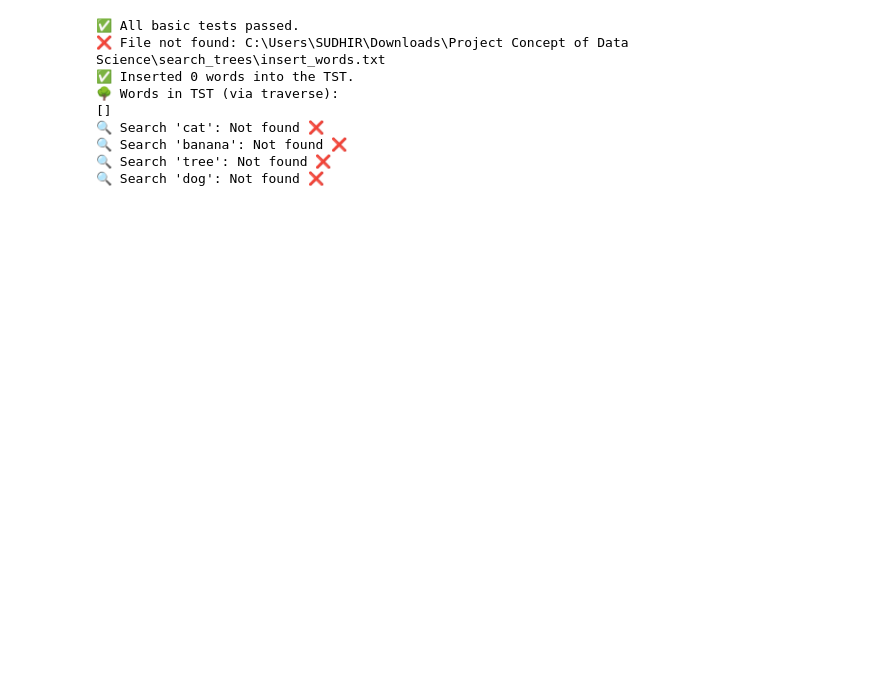
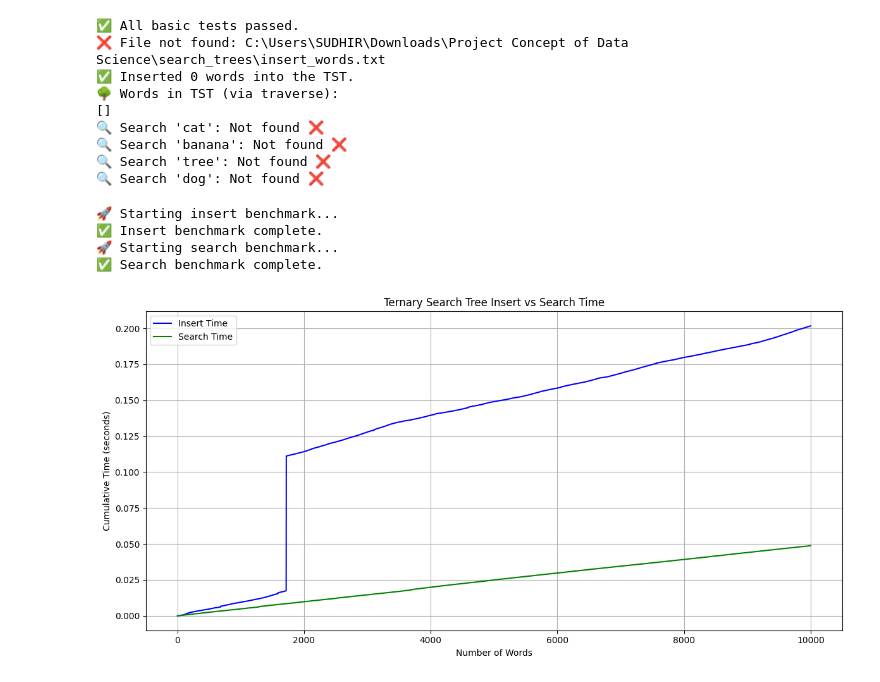
Before and after one commit to Amudhan2201/Concepts_of_datascience, a Jupyter notebook: Test_1.ipynb, the cells around one changed output. Saved outputs shown, nothing was run; the diff lists cells and outputs as text; code cells hidden in the pictures; blank space fills up the shorter version.

```diff
--- a/Test_1.ipynb
+++ b/Test_1.ipynb
@@ -188,3 +188,83 @@ class TernarySearchTree:
 🔍 Search 'banana': Not found ❌
 🔍 Search 'tree': Not found ❌
 🔍 Search 'dog': Not found ❌
+# %%
+import time
+import matplotlib.pyplot as plt
+from random import sample
+from ternary_search_tree import TernarySearchTree
+# Assuming TSTNode and TernarySearchTree classes are already defined above
+
+def load_words_from_file(filepath):
+    try:
+        with open(filepath, 'r') as file:
+            words = [line.strip() for line in file if line.strip()]
+        return words
+    except FileNotFoundError:
+        print(f"❌ File not found: {filepath}")
+        return []
+
+def benchmark_insert(tst, words):
+    insert_times = []
+    cumulative_time = 0
+    for i, word in enumerate(words, 1):
+        start = time.perf_counter()
+        tst.insert(word)
+        end = time.perf_counter()
+        cumulative_time += (end - start)
+        insert_times.append((i, cumulative_time))
+    return insert_times
+
+def benchmark_search(tst, words):
+    search_times = []
+    cumulative_time = 0
+    for i, word in enumerate(words, 1):
+        start = time.perf_counter()
+        tst.search(word)
+        end = time.perf_counter()
+        cumulative_time += (end - start)
+        search_times.append((i, cumulative_time))
+    return search_times
+
+def plot_results(insert_data, search_data):
+    insert_x, insert_y = zip(*insert_data)
+    search_x, search_y = zip(*search_data)
+
+    plt.figure(figsize=(12, 6))
+    plt.plot(insert_x, insert_y, label='Insert Time', color='blue')
+    plt.plot(search_x, search_y, label='Search Time', color='green')
+    plt.xlabel("Number of Words")
+    plt.ylabel("Cumulative Time (seconds)")
+    plt.title("Ternary Search Tree Insert vs Search Time")
+    plt.legend()
+    plt.grid(True)
+    plt.tight_layout()
+    plt.show()
+
+if __name__ == '__main__':
+    filepath = r"/Users/amudhans/Desktop/Concepts_of Datascience_secondchance/data/search_trees/corncob_lowercase.txt"
+    all_words = load_words_from_file(filepath)
+
+    if not all_words:
+        exit()
+
+    sample_words = all_words[:10000]  # Adjust to 50K or 100K based on performance
+
+    tst = TernarySearchTree()
+    print("🚀 Starting insert benchmark...")
+    insert_benchmark = benchmark_insert(tst, sample_words)
+    print("✅ Insert benchmark complete.")
+
+    print("🚀 Starting search benchmark...")
+    # Use a random sample of inserted words to benchmark realistic search
+    search_sample = sample(sample_words, len(sample_words))
+    search_benchmark = benchmark_search(tst, search_sample)
+    print("✅ Search benchmark complete.")
+
+    plot_results(insert_benchmark, search_benchmark)
+# %% [output]
+🚀 Starting insert benchmark...
+✅ Insert benchmark complete.
+🚀 Starting search benchmark...
+✅ Search benchmark complete.
+[figure, added]
```
Also changed, not shown: parts of 1 cell of this notebook.
